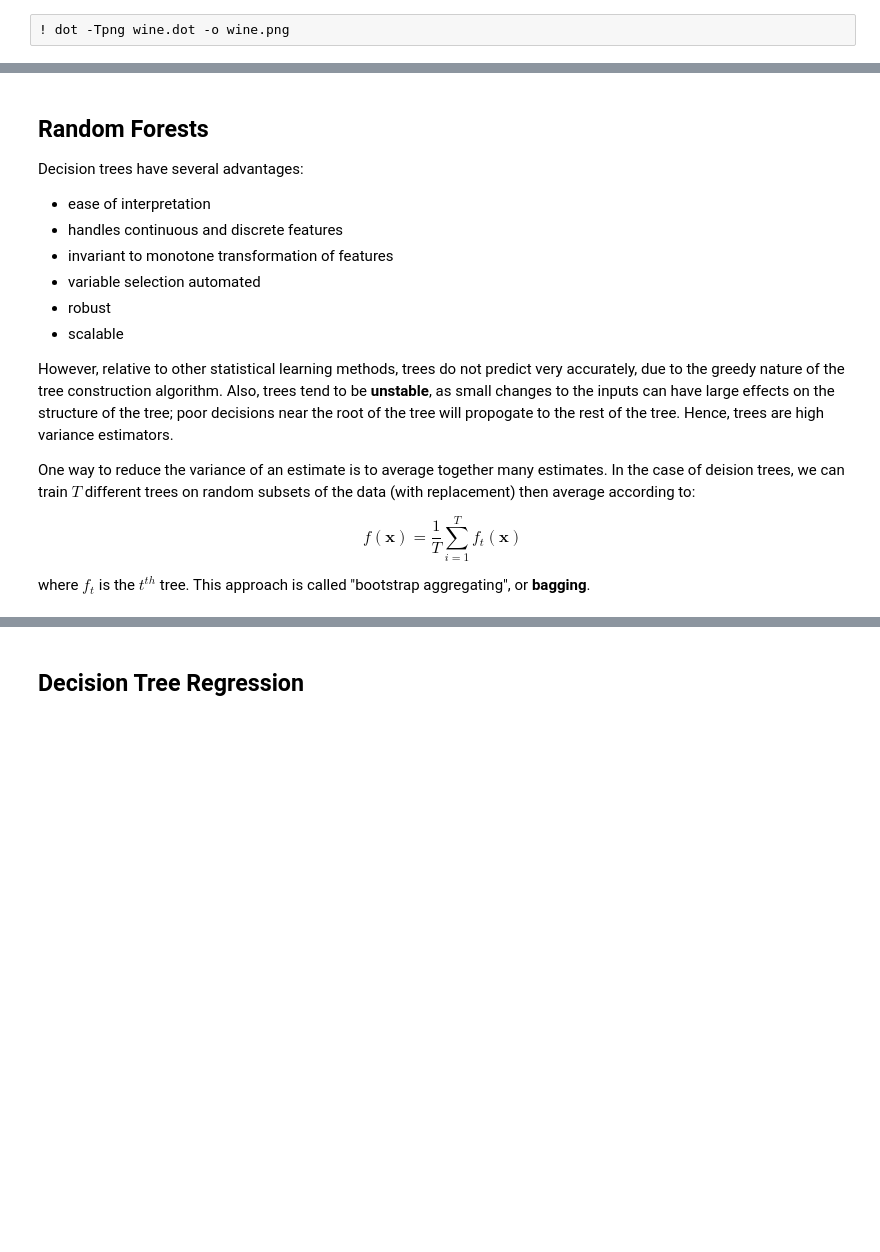
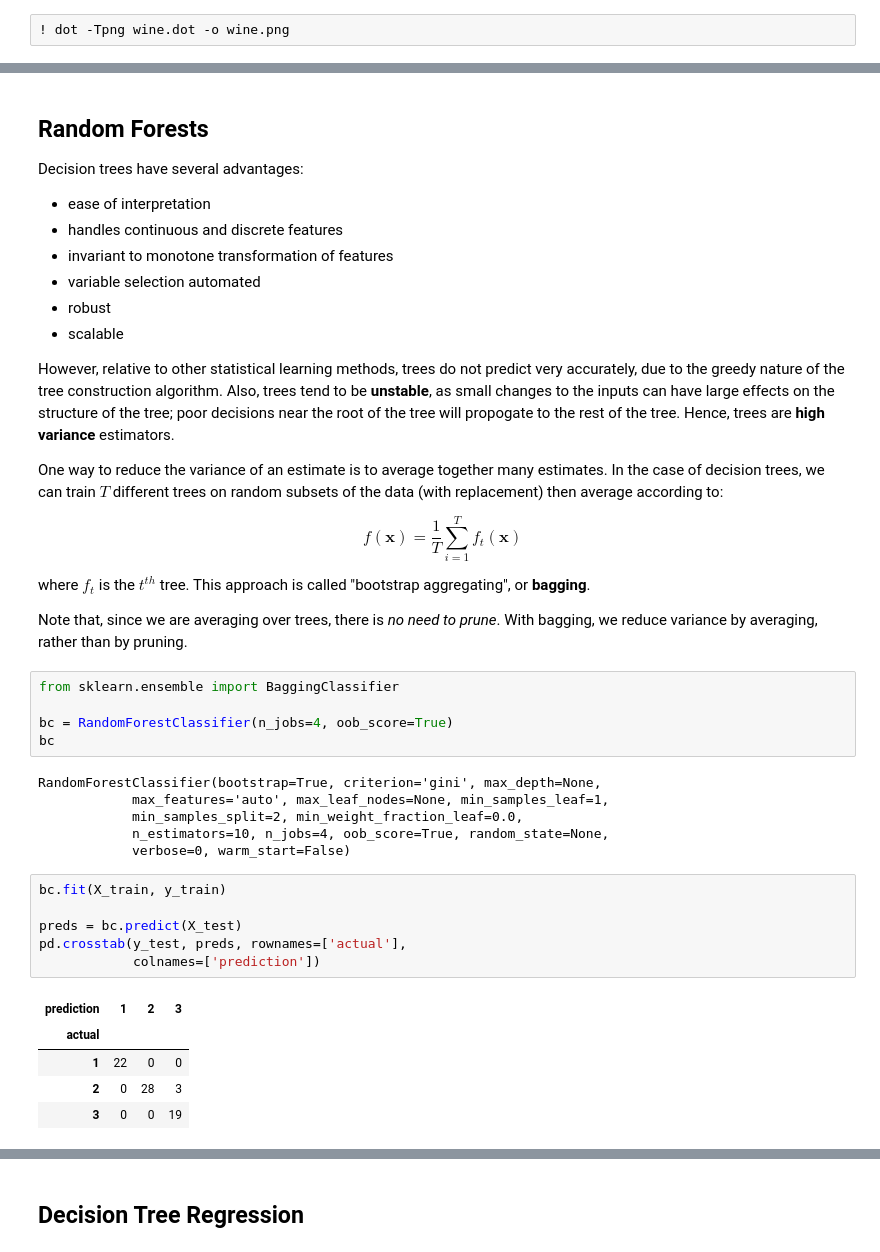
Before and after one commit to fonnesbeck/Bios8366, a Jupyter notebook: notebooks/Section6_5-Decision-Trees.ipynb, the cells around one changed output, grey strips where cells are left out. Drawn from its saved outputs; the diff is of its cells as text; blank space fills up the shorter version.

```diff
--- a/notebooks/Section6_5-Decision-Trees.ipynb
+++ b/notebooks/Section6_5-Decision-Trees.ipynb
@@ -340,10 +415,35 @@ Decision trees have several advantages:
 * robust
 * scalable
 
-However, relative to other statistical learning methods, trees do not predict very accurately, due to the greedy nature of the tree construction algorithm. Also, trees tend to be **unstable**, as small changes to the inputs can have large effects on the structure of the tree; poor decisions near the root of the tree will propogate to the rest of the tree. Hence, trees are high variance estimators.
+However, relative to other statistical learning methods, trees do not predict very accurately, due to the greedy nature of the tree construction algorithm. Also, trees tend to be **unstable**, as small changes to the inputs can have large effects on the structure of the tree; poor decisions near the root of the tree will propogate to the rest of the tree. Hence, trees are **high variance** estimators.
 
-One way to reduce the variance of an estimate is to average together many estimates. In the case of deision trees, we can train $T$ different trees on random subsets of the data (with replacement) then average according to:
+One way to reduce the variance of an estimate is to average together many estimates. In the case of decision trees, we can train $T$ different trees on random subsets of the data (with replacement) then average according to:
 
 $$\hat{f}(\mathbf{x}) = \frac{1}{T} \sum_{i=1}^T f_t(\mathbf{x})$$
 
 where $f_t$ is the $t^{th}$ tree. This approach is called "bootstrap aggregating", or **bagging**.
+
+Note that, since we are averaging over trees, there is *no need to prune*. With bagging, we reduce variance by averaging, rather than by pruning.
+# %%
+from sklearn.ensemble import BaggingClassifier
+
+bc = RandomForestClassifier(n_jobs=4, oob_score=True)
+bc
+# %% [output]
+RandomForestClassifier(bootstrap=True, criterion='gini', max_depth=None,
+            max_features='auto', max_leaf_nodes=None, min_samples_leaf=1,
+            min_samples_split=2, min_weight_fraction_leaf=0.0,
+            n_estimators=10, n_jobs=4, oob_score=True, random_state=None,
+            verbose=0, warm_start=False)
+# %%
+bc.fit(X_train, y_train)
+
+preds = bc.predict(X_test)
+pd.crosstab(y_test, preds, rownames=['actual'],
+            colnames=['prediction'])
+# %% [output]
+| prediction | 1 | 2 | 3 |
+| actual |  |  |  |
+| 1 | 22 | 0 | 0 |
+| 2 | 0 | 28 | 3 |
+| 3 | 0 | 0 | 19 |
```
Also changed, not shown: parts of 50 cells of this notebook.
